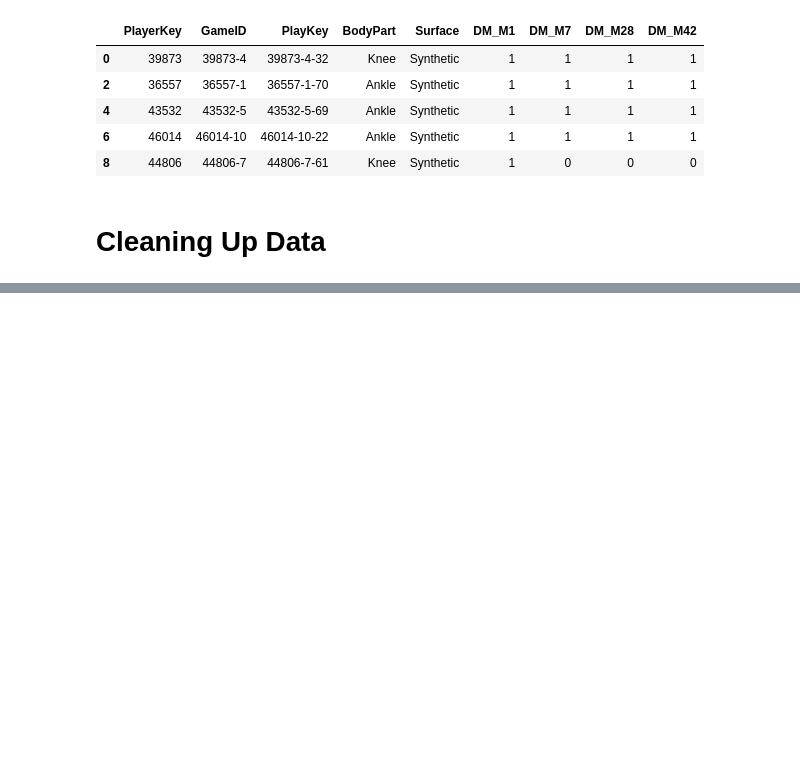
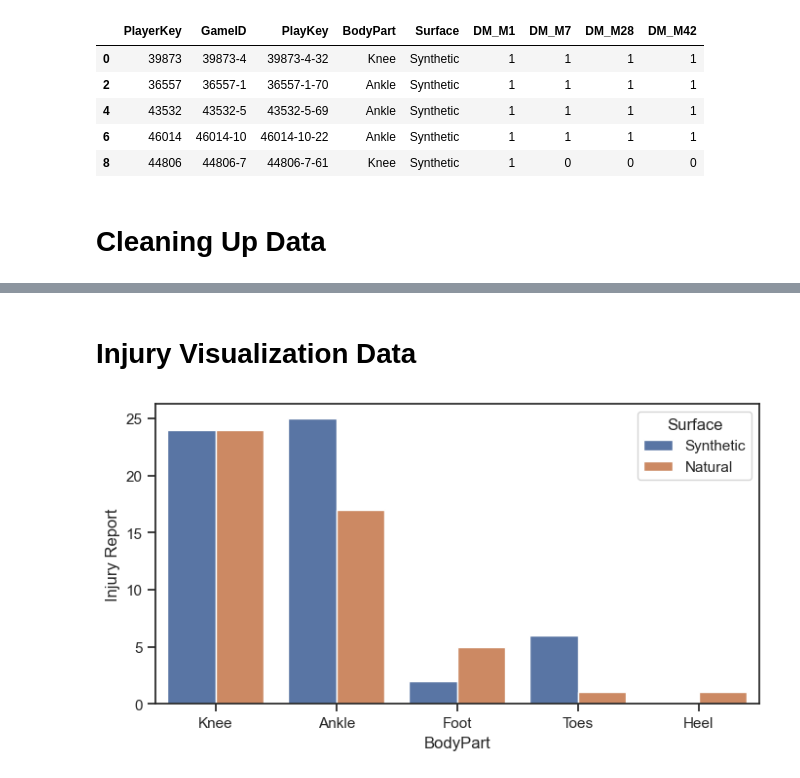
Before and after one commit to davisdw/NFL_Penalty_Injury_-_Draft_Data_Prediction, a Jupyter notebook: nfl_injury_data.ipynb, the cells around one changed output, grey strips where cells are left out. Drawn from its saved outputs; the diff is of its cells as text; code cells hidden in the pictures; blank space fills up the shorter version.

```diff
--- a/nfl_injury_data.ipynb
+++ b/nfl_injury_data.ipynb
@@ -119,0 +243,10 @@ inj_play_concat.sample(sample_size)
+# %% [markdown]
+# Injury Visualization Data
+# %%
+#creating injury chart for each body part based on Grass Type played on Synthetic (Turf) or Natural Grass
+plt.figure(figsize=(8, 4))
+plt_injury = sns.countplot(data=injury_playlist_merge, x='BodyPart', hue='Surface')
+plt_injury.set(ylabel="Injury Report")
+plt.show()
+# %% [output]
+[figure, added]
```
Also changed, not shown: parts of 22 cells of this notebook, 1 other file.
